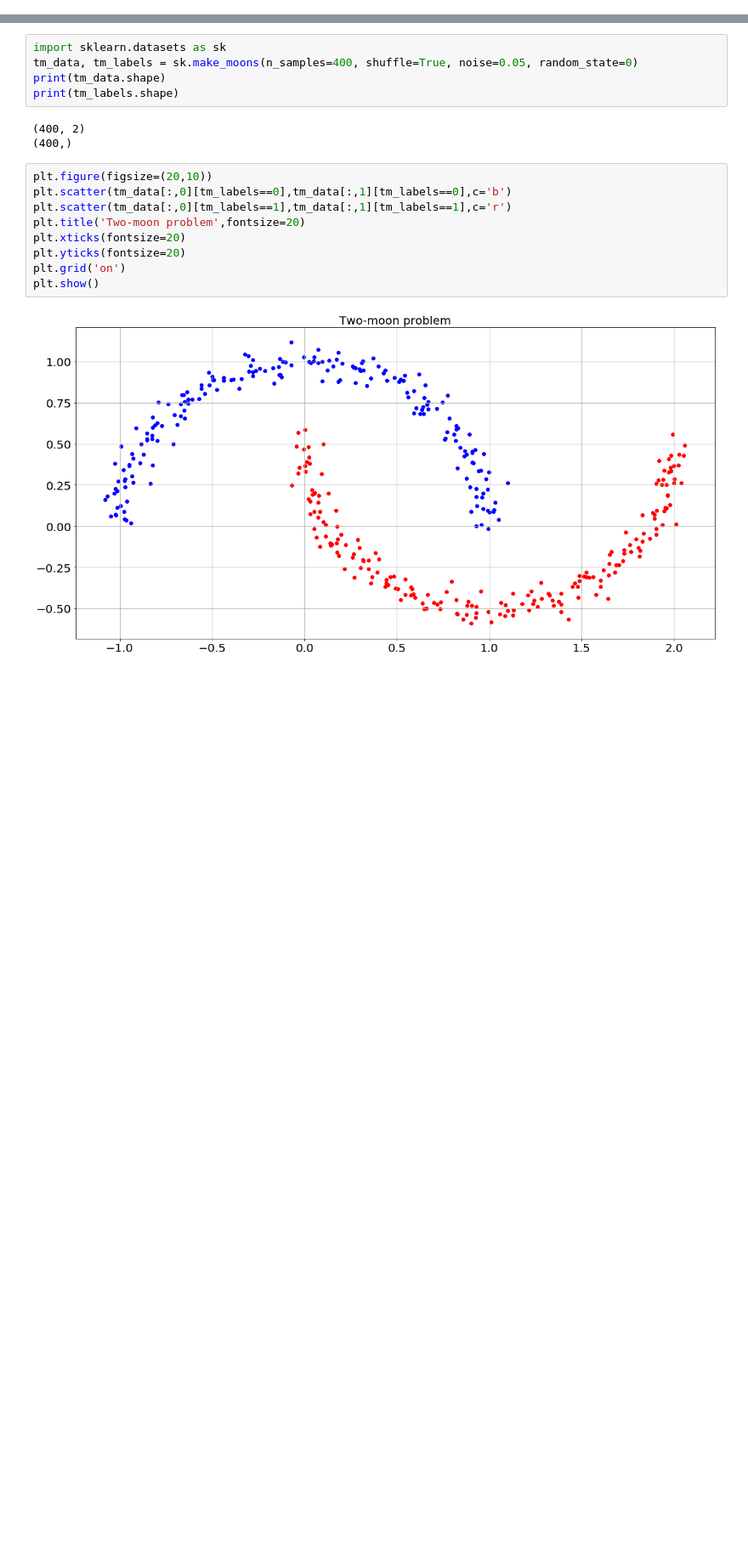
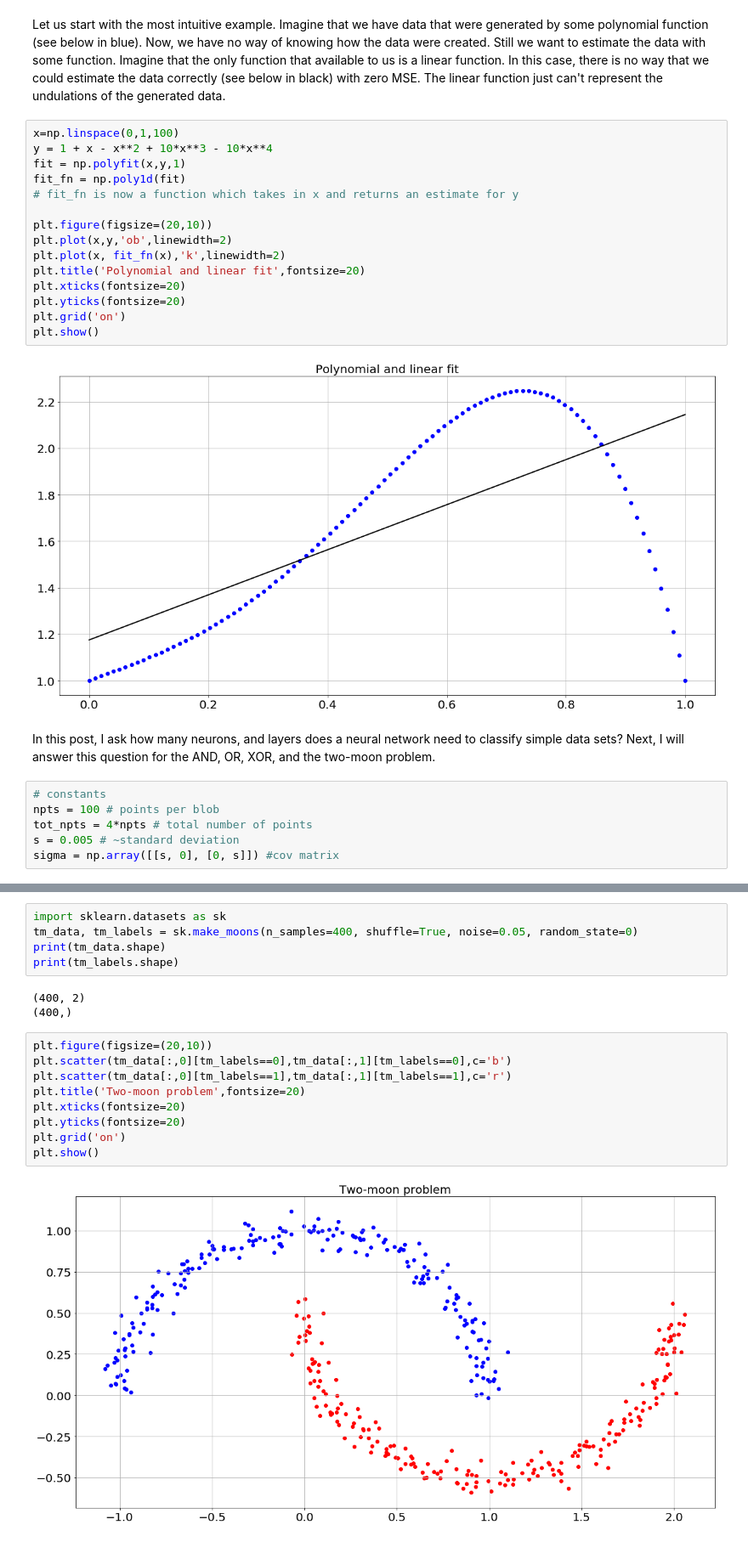
Before and after one commit to naftalic/academicpages.github.io, a Jupyter notebook: notebooks/xor.ipynb, the cells around one changed output, grey strips where cells are left out. Shown at 85% size. Drawn from its saved outputs; the diff is of its cells as text; blank space fills up the shorter version.

```diff
--- a/notebooks/xor.ipynb
+++ b/notebooks/xor.ipynb
@@ -2,0 +18,27 @@ The minimum number of neural-network layers for classification of separable feat
+# %% [markdown]
+Let us start with the most intuitive example. Imagine that we have data that were generated by some polynomial function (see below in blue). Now, we have no way of knowing how the data were created. Still we want to estimate the data with some function. Imagine that the only function that available to us is a linear function. In this case, there is no way that we could estimate the data correctly (see below in black) with zero MSE. The linear function just can't represent the undulations of the generated data.
+# %%
+x=np.linspace(0,1,100)
+y = 1 + x - x**2 + 10*x**3 - 10*x**4
+fit = np.polyfit(x,y,1)
+fit_fn = np.poly1d(fit)
+# fit_fn is now a function which takes in x and returns an estimate for y
+
+plt.figure(figsize=(20,10))
+plt.plot(x,y,'ob',linewidth=2)
+plt.plot(x, fit_fn(x),'k',linewidth=2)
+plt.title('Polynomial and linear fit',fontsize=20)
+plt.xticks(fontsize=20)
+plt.yticks(fontsize=20)
+plt.grid('on')
+plt.show()
+# %% [output]
+[figure, added]
+# %% [markdown]
+In this post, I ask how many neurons, and layers does a neural network need to classify simple data sets? Next, I will answer this question for the AND, OR, XOR, and the two-moon problem.
+# %%
+# constants
+npts = 100 # points per blob
+tot_npts = 4*npts # total number of points
+s = 0.005 # ~standard deviation
+sigma = np.array([[s, 0], [0, s]]) #cov matrix
```
Also changed, not shown: parts of 32 cells of this notebook.
